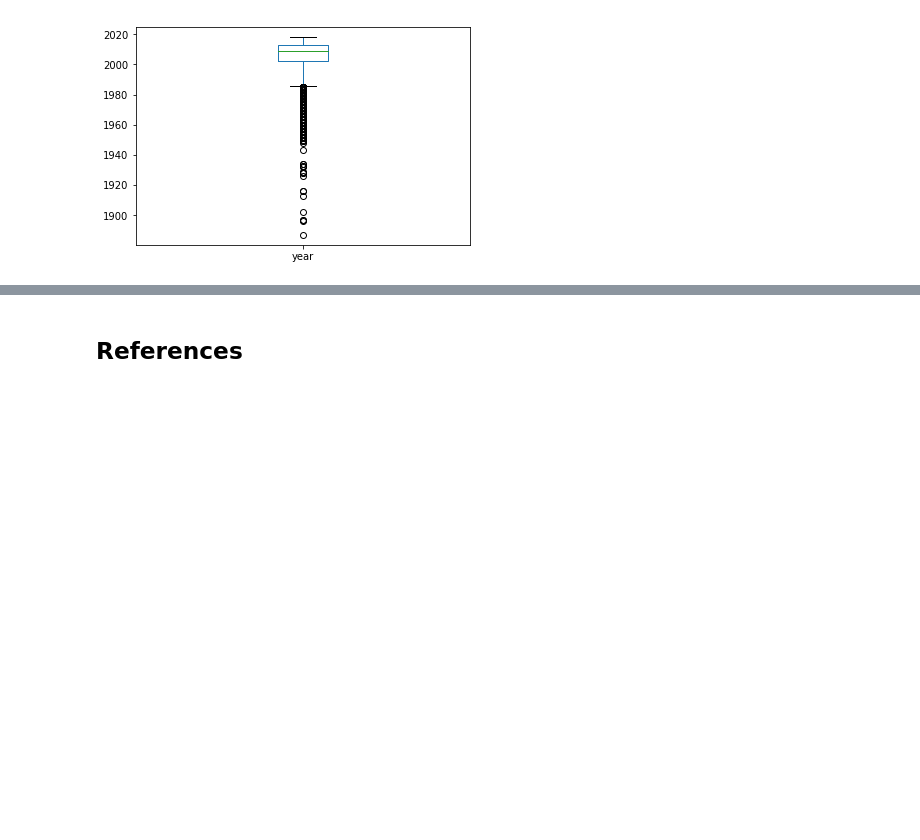
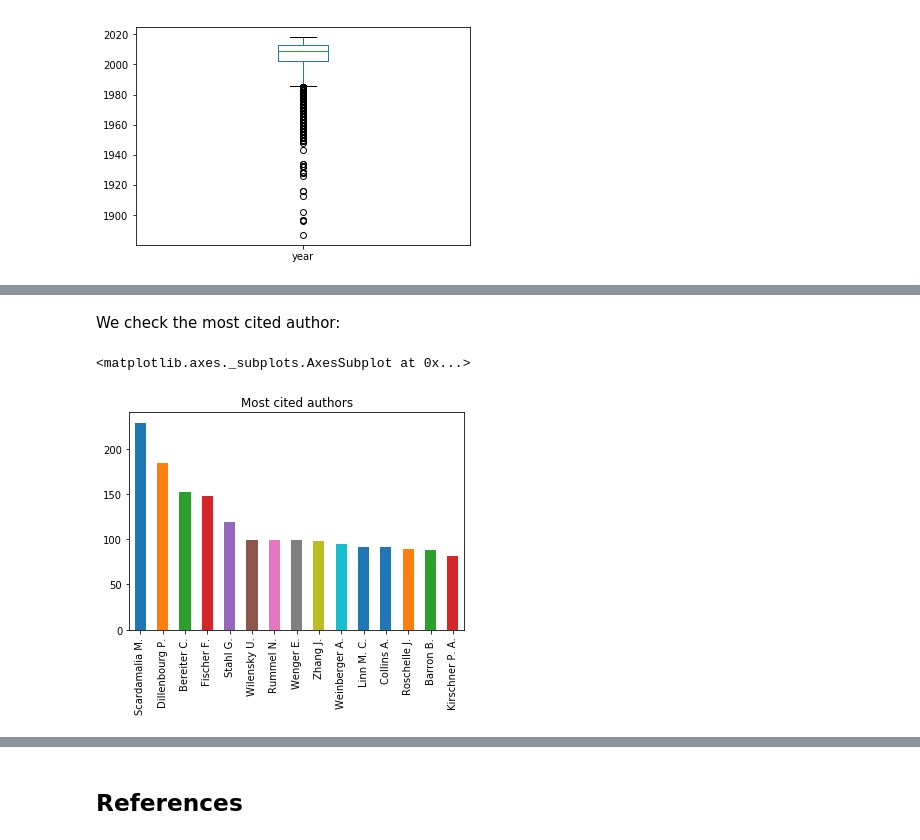
Before and after one commit to nourabassi/semester-project, a Jupyter notebook: Data exploration - References.ipynb, the cells around one changed output, grey strips where cells are left out. Drawn from its saved outputs; the diff is of its cells as text; code cells hidden in the pictures; blank space fills up the shorter version.

```diff
--- a/Data exploration - References.ipynb
+++ b/Data exploration - References.ipynb
@@ -70,0 +89,8 @@ reference_authors.head()
+# %% [markdown]
+We check the most cited author:
+# %%
+plt.title('Most cited authors')
+reference_authors.author.value_counts().head(15).plot(kind='bar')
+# %% [output]
+<matplotlib.axes._subplots.AxesSubplot at 0x...>
+[figure, added]
```
Also changed, not shown: parts of 51 cells of this notebook, 17 other files.
